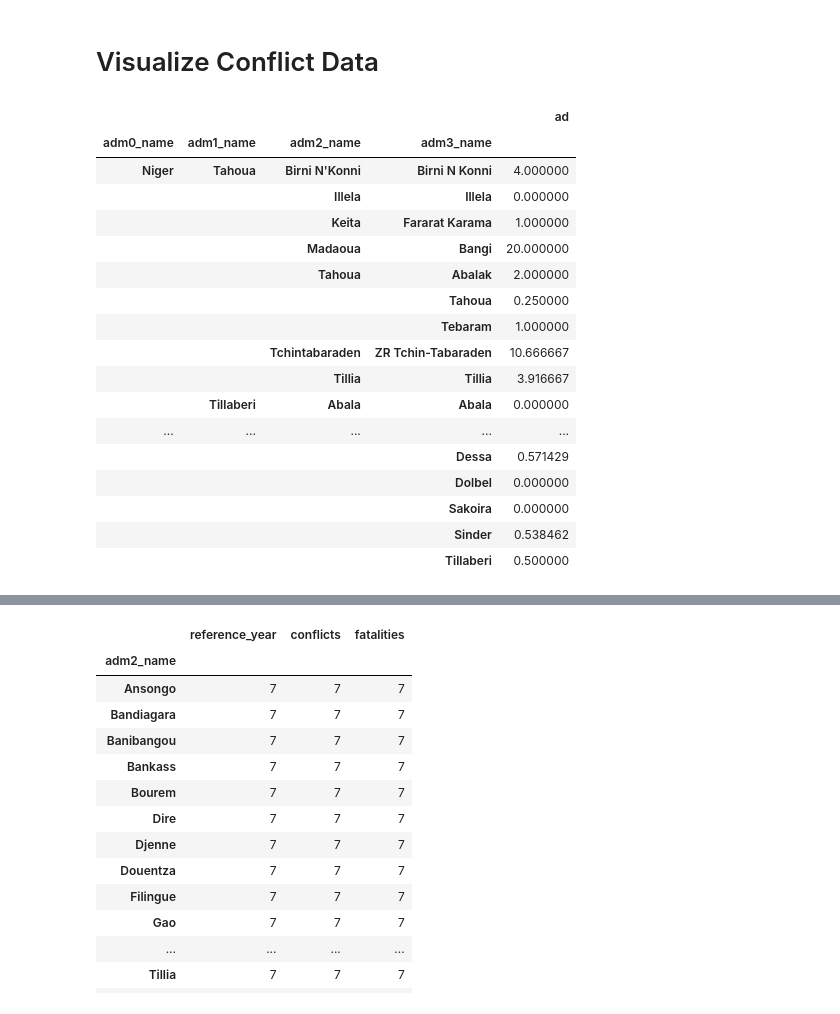
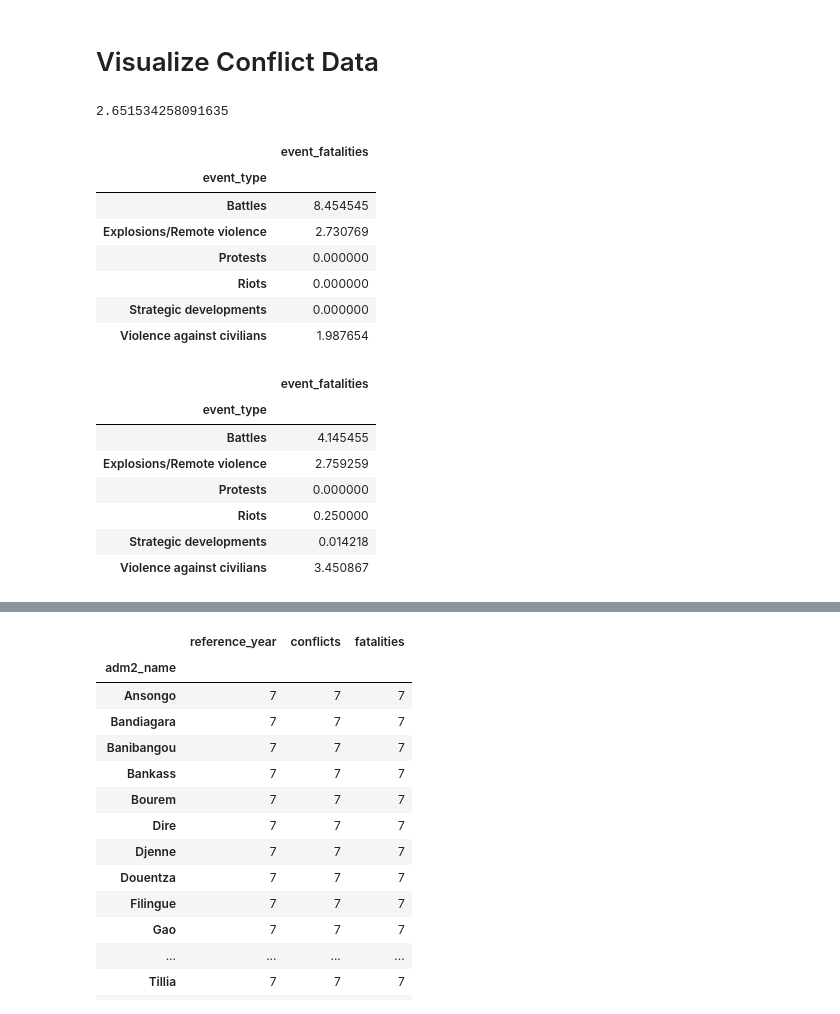
Before and after one commit to alegalli/conflictSahel, a Jupyter notebook: visualization/conflict.ipynb, the cells around one changed output, grey strips where cells are left out. Cells and saved outputs as stored; diff of their text form; code cells hidden in the pictures.

```diff
--- a/visualization/conflict.ipynb
+++ b/visualization/conflict.ipynb
@@ -8,7 +8,8 @@ import numpy as np
 import pandas as pd
 import seaborn as sns
 # %%
-confb = pd.read_csv('../data/Conflict Data/conflict_data_ner.csv')
+# Visualize all Burkina Faso's provinces
+confb = pd.read_csv('../data/Conflict Data/conflict_data_mli.csv')
 confb.rename(columns={'country':'adm0_name',
                     'admin1':'adm1_name',
                     'admin2':'adm2_name',
@@ -27,27 +28,42 @@ confb.reference_year = confb.reference_year.astype(str).astype(int)
 confb.fatalities = confb.fatalities.astype(str).astype(int)
 confb = confb[confb.reference_year.isin([2014,2015,2016,2017,2018,2019,2020])]
 confb = confb[confb.adm1_name.isin(['Gao','Mopti','Tombouctou','Nord','Sahel','Est','Tahoua','Tillaberi'])]
+#confb = confb[confb.event_type.isin(['Battles','Explosions/Remote violence','Violence against civilians','Riots'])]
 confb = confb.reset_index(drop=True)
 
 #confb
 # Look for all different adm2_name
-pd.DataFrame({'fatalities_mean' :confb.groupby(['adm0_name','adm1_name','adm2_name','adm3_name'])['fatalities'].mean()})
+#pd.DataFrame({'fatalities_mean' : confb.groupby(['adm0_name','adm1_name','adm2_name','adm3_name'])['fatalities'].mean()})
+
+# Look for event_fatalities
+#pd.DataFrame({'event_fatalities' : confb.groupby(['event_type'])['fatalities'].mean()})
+#confb[confb.event_type == 'Protests']
+#confb[confb.reference_year==2020]
+#confb['fatalities'].mean()
+#
 # %% [output]
-|  |  |  |  | ad |
-| adm0_name | adm1_name | adm2_name | adm3_name |  |
-| Niger | Tahoua | Birni N'Konni | Birni N Konni | 4.000000 |
-|  |  | Illela | Illela | 0.000000 |
-|  |  | Keita | Fararat Karama | 1.000000 |
-|  |  | Madaoua | Bangi | 20.000000 |
-|  |  | Tahoua | Abalak | 2.000000 |
-|  |  |  | Tahoua | 0.250000 |
-|  |  |  | Tebaram | 1.000000 |
-|  |  | Tchintabaraden | ZR Tchin-Tabaraden | 10.666667 |
-|  |  | Tillia | Tillia | 3.916667 |
-|  | Tillaberi | Abala | Abala | 0.000000 |
-| ... | ... | ... | ... | ... |
-|  |  |  | Dessa | 0.571429 |
-|  |  |  | Dolbel | 0.000000 |
-|  |  |  | Sakoira | 0.000000 |
-|  |  |  | Sinder | 0.538462 |
-|  |  |  | Tillaberi | 0.500000 |
+2.651534258091635
+# %%
+#Niger event_fatalities
+pd.DataFrame({'event_fatalities' : confb.groupby(['event_type'])['fatalities'].mean()})
+# %% [output]
+|  | event_fatalities |
+| event_type |  |
+| Battles | 8.454545 |
+| Explosions/Remote violence | 2.730769 |
+| Protests | 0.000000 |
+| Riots | 0.000000 |
+| Strategic developments | 0.000000 |
+| Violence against civilians | 1.987654 |
+# %%
+#Burkina Faso event_fatalities
+pd.DataFrame({'event_fatalities' : confb.groupby(['event_type'])['fatalities'].mean()})
+# %% [output]
+|  | event_fatalities |
+| event_type |  |
+| Battles | 4.145455 |
+| Explosions/Remote violence | 2.759259 |
+| Protests | 0.000000 |
+| Riots | 0.250000 |
+| Strategic developments | 0.014218 |
+| Violence against civilians | 3.450867 |
```
Also changed, not shown: parts of 2 cells of this notebook, 5 other files.
